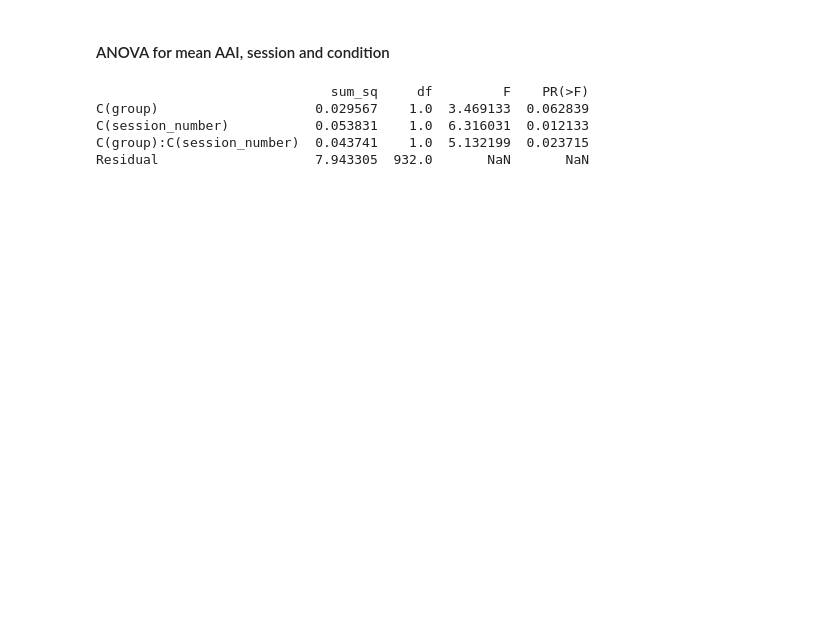
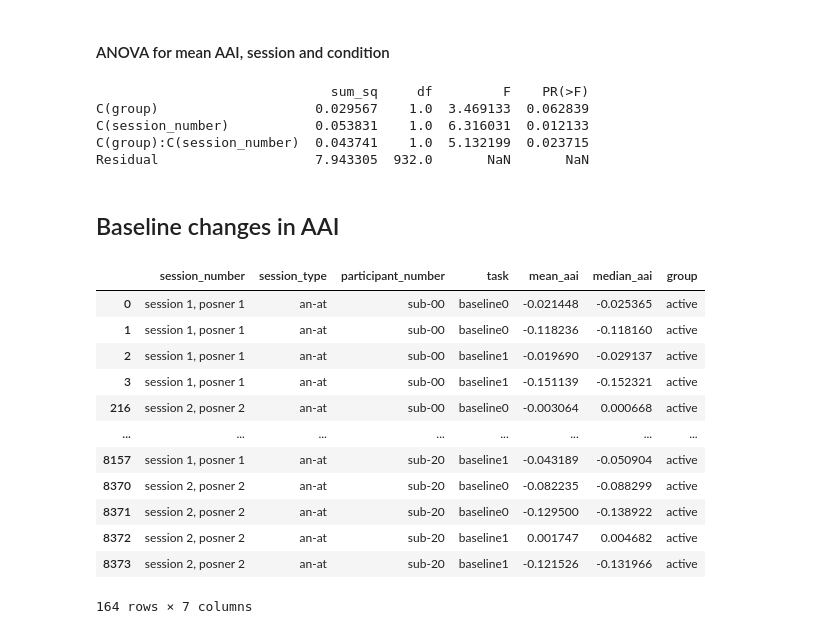
Before and after one commit to locua/joint-analysis, a Jupyter notebook: analysis.ipynb, the cells around one changed output. Saved outputs shown, nothing was run; the diff lists cells and outputs as text; code cells hidden in the pictures; blank space fills up the shorter version.

```diff
--- a/analysis.ipynb
+++ b/analysis.ipynb
@@ -168,3 +196,57 @@ C(group)                    0.029567    1.0  3.469133  0.062839
 C(session_number)           0.053831    1.0  6.316031  0.012133
 C(group):C(session_number)  0.043741    1.0  5.132199  0.023715
 Residual                    7.943305  932.0       NaN       NaN
+# %% [markdown]
+## Baseline changes in AAI
+# %%
+
+# Selecting columns of interest
+df_base = df[['session_number',
+             'session_type',
+             'participant_number',
+             'task',
+             'mean_aai',
+             'median_aai']]
+
+# # Keep only posner tasks
+df_base = df_base.drop(df_base[df_base['task'] == 'posner0'].index)
+df_base = df_base.drop(df_base[df_base['task'] == 'posner1'].index)
+df_base = df_base.drop(df_base[df_base['task'] == 'neurofeedback0'].index)
+df_base = df_base.drop(df_base[df_base['task'] == 'neurofeedback1'].index)
+df_base = df_base.drop(df_base[df_base['task'] == 'neurofeedback2'].index)
+df_base = df_base.drop(df_base[df_base['task'] == 'neurofeedback3'].index)
+
+assert df_base.task.unique()[0]=='baseline0'
+assert df_base.task.unique()[1]=='baseline1'
+assert len(df_base.task.unique())==2
+
+df_base = df_base.dropna()
+
+# Just look at session 1 posner a versus session 2 posner b
+df_base = df_base.drop(df_base[(df_base['session_number'] == 'ses-01') & (df_base['task'] == 'posner1') |
+                (df_roi['session_number'] == 'ses-02') & (df_roi['task'] == 'posner0')].index)
+# Double check
+assert all(df_base.loc[df_base['session_number'] == 'ses-01', 'task'] == 'posner0')
+assert all(df_base.loc[df_base['session_number'] == 'ses-02', 'task'] == 'posner1')
+
+# Apply the function to each participant
+df_base['group'] = df_base.groupby('participant_number')['session_type'].transform(set_group)
+
+# Rename session_number values for plotting
+df_base['session_number'] = df_base['session_number'].replace({'ses-01': 'session', 'ses-02': 'session 2, posner 2'})
+
+df_base
+# %% [output]
+|  | session_number | session_type | participant_number | task | mean_aai | median_aai | group |
+| 0 | session 1, posner 1 | an-at | sub-00 | baseline0 | -0.021448 | -0.025365 | active |
+| 1 | session 1, posner 1 | an-at | sub-00 | baseline0 | -0.118236 | -0.118160 | active |
+| 2 | session 1, posner 1 | an-at | sub-00 | baseline1 | -0.019690 | -0.029137 | active |
+| 3 | session 1, posner 1 | an-at | sub-00 | baseline1 | -0.151139 | -0.152321 | active |
+| 216 | session 2, posner 2 | an-at | sub-00 | baseline0 | -0.003064 | 0.000668 | active |
+| ... | ... | ... | ... | ... | ... | ... | ... |
+| 8157 | session 1, posner 1 | an-at | sub-20 | baseline1 | -0.043189 | -0.050904 | active |
+| 8370 | session 2, posner 2 | an-at | sub-20 | baseline0 | -0.082235 | -0.088299 | active |
+| 8371 | session 2, posner 2 | an-at | sub-20 | baseline0 | -0.129500 | -0.138922 | active |
+| 8372 | session 2, posner 2 | an-at | sub-20 | baseline1 | 0.001747 | 0.004682 | active |
+| 8373 | session 2, posner 2 | an-at | sub-20 | baseline1 | -0.121526 | -0.131966 | active |
+164 rows × 7 columns
```
Also changed, not shown: parts of 9 cells of this notebook.
